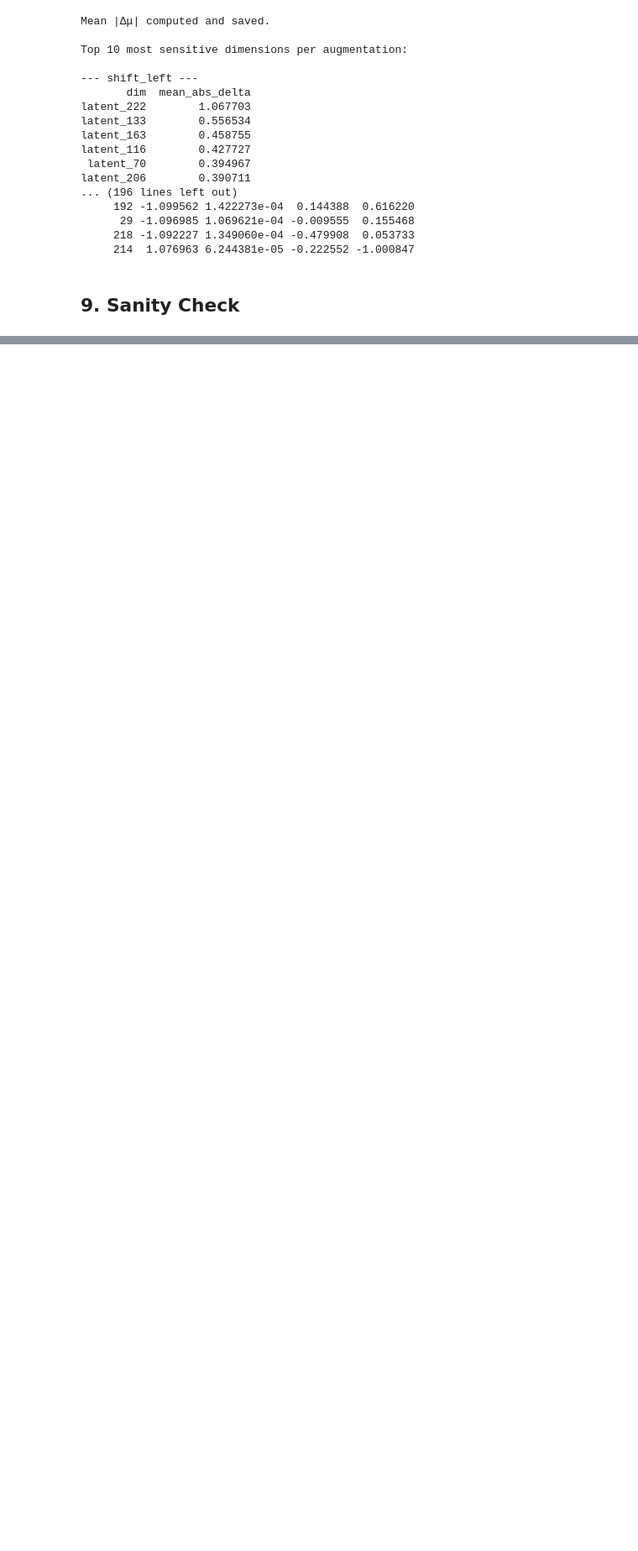
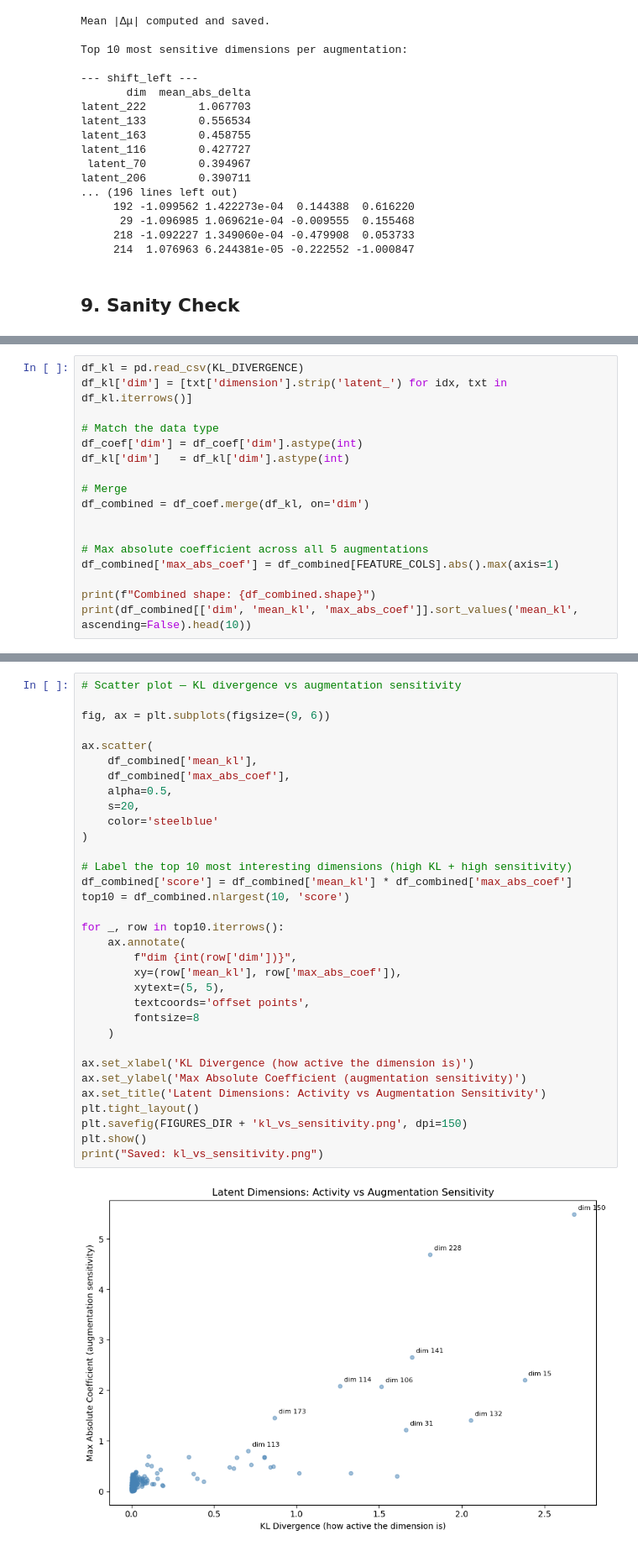
Before and after one commit to natnael1193/Unsupervised-Parkisnson-Imaging-Analysis, a Jupyter notebook: notebooks/pipeline/5_8_augmentation_experiment.ipynb, the cells around one changed output, grey strips where cells are left out. Shown at 84% size. Saved outputs shown, nothing was run; the diff lists cells and outputs as text; blank space fills up the shorter version.

```diff
--- a/notebooks/pipeline/5_8_augmentation_experiment.ipynb
+++ b/notebooks/pipeline/5_8_augmentation_experiment.ipynb
@@ -636,0 +836,17 @@ Saved → results/figures/reconstruction_sanity_check_v2.png
+# %%
+df_kl = pd.read_csv(KL_DIVERGENCE)
+df_kl['dim'] = [txt['dimension'].strip('latent_') for idx, txt in df_kl.iterrows()]
+
+# Match the data type
+df_coef['dim'] = df_coef['dim'].astype(int)
+df_kl['dim']   = df_kl['dim'].astype(int)
+
+# Merge
+df_combined = df_coef.merge(df_kl, on='dim')
+
+
+# Max absolute coefficient across all 5 augmentations
+df_combined['max_abs_coef'] = df_combined[FEATURE_COLS].abs().max(axis=1)
+
+print(f"Combined shape: {df_combined.shape}")
+print(df_combined[['dim', 'mean_kl', 'max_abs_coef']].sort_values('mean_kl', ascending=False).head(10))
@@ -636,0 +866,35 @@ Saved → results/figures/reconstruction_sanity_check_v2.png
+# %%
+# Scatter plot — KL divergence vs augmentation sensitivity
+
+fig, ax = plt.subplots(figsize=(9, 6))
+
+ax.scatter(
+    df_combined['mean_kl'],
+    df_combined['max_abs_coef'],
+    alpha=0.5,
+    s=20,
+    color='steelblue'
+)
+
+# Label the top 10 most interesting dimensions (high KL + high sensitivity)
+df_combined['score'] = df_combined['mean_kl'] * df_combined['max_abs_coef']
+top10 = df_combined.nlargest(10, 'score')
+
+for _, row in top10.iterrows():
+    ax.annotate(
+        f"dim {int(row['dim'])}",
+        xy=(row['mean_kl'], row['max_abs_coef']),
+        xytext=(5, 5),
+        textcoords='offset points',
+        fontsize=8
+    )
+
+ax.set_xlabel('KL Divergence (how active the dimension is)')
+ax.set_ylabel('Max Absolute Coefficient (augmentation sensitivity)')
+ax.set_title('Latent Dimensions: Activity vs Augmentation Sensitivity')
+plt.tight_layout()
+plt.savefig(FIGURES_DIR + 'kl_vs_sensitivity.png', dpi=150)
+plt.show()
+print("Saved: kl_vs_sensitivity.png")
+# %% [output]
+[figure, added]
```
Also changed, not shown: parts of 13 cells of this notebook, 9 other files.
